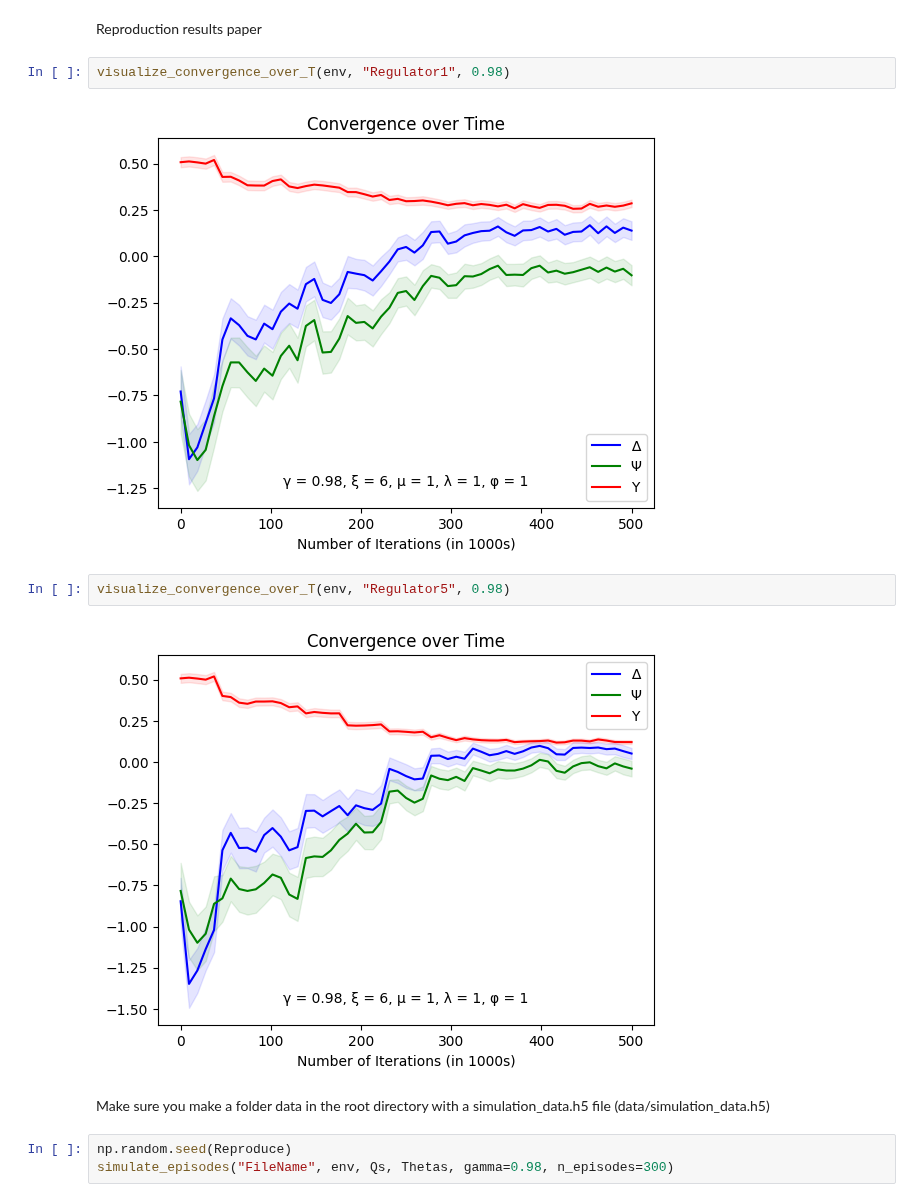
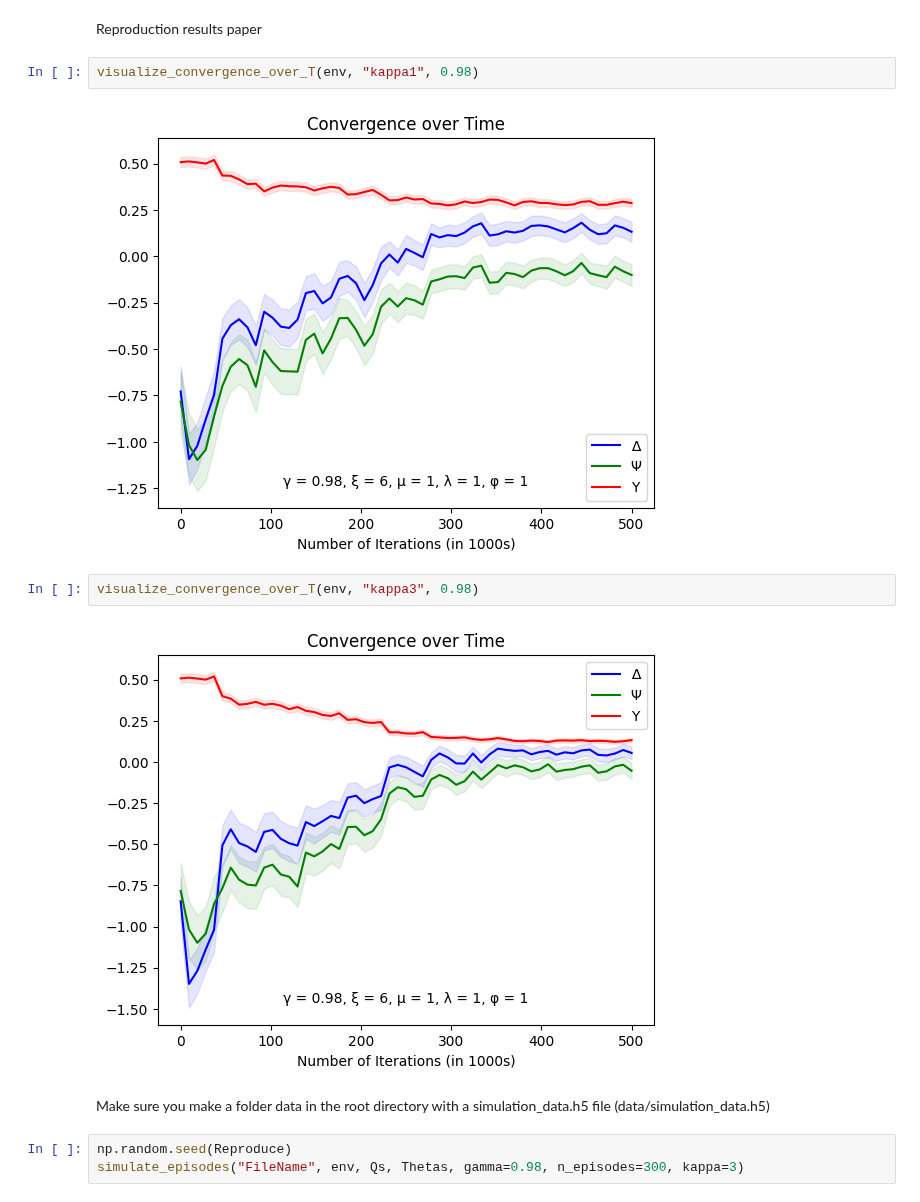
Before and after one commit to WouterBant/Algorithmic-Collusion-an-Experimental-Study, a Jupyter notebook: src/runs/with_regulator.ipynb, the cells around one changed output. Drawn from its saved outputs; the diff is of its cells as text.

```diff
--- a/src/runs/with_regulator.ipynb
+++ b/src/runs/with_regulator.ipynb
@@ -26,15 +26,15 @@ visualize_last_L(pi1_L, pi2_L, theta1_L, theta2_L, q1_L, q2_L)
 # %% [markdown]
 Reproduction results paper
 # %%
-visualize_convergence_over_T(env, "Regulator1", 0.98)
+visualize_convergence_over_T(env, "kappa1", 0.98)
 # %% [output]
-[figure, old version]
+[figure, new version]
 # %%
-visualize_convergence_over_T(env, "Regulator5", 0.98)
+visualize_convergence_over_T(env, "kappa3", 0.98)
 # %% [output]
-[figure, old version]
+[figure, new version]
 # %% [markdown]
 Make sure you make a folder data in the root directory with a simulation_data.h5 file (data/simulation_data.h5)
 # %%
 np.random.seed(Reproduce)
-simulate_episodes("FileName", env, Qs, Thetas, gamma=0.98, n_episodes=300)
+simulate_episodes("FileName", env, Qs, Thetas, gamma=0.98, n_episodes=300, kappa=3)
```
Also changed, not shown: 3 other files.
